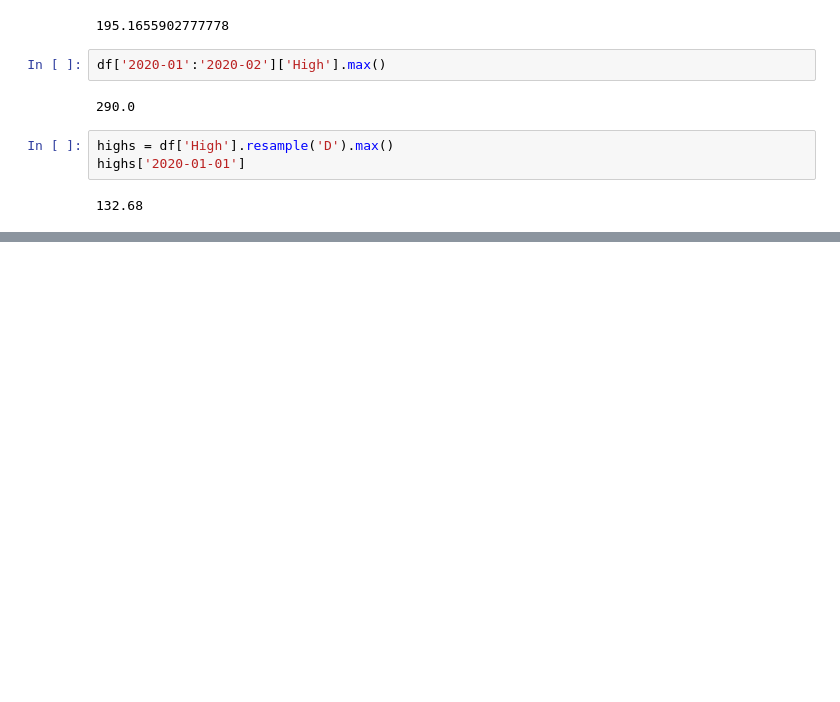
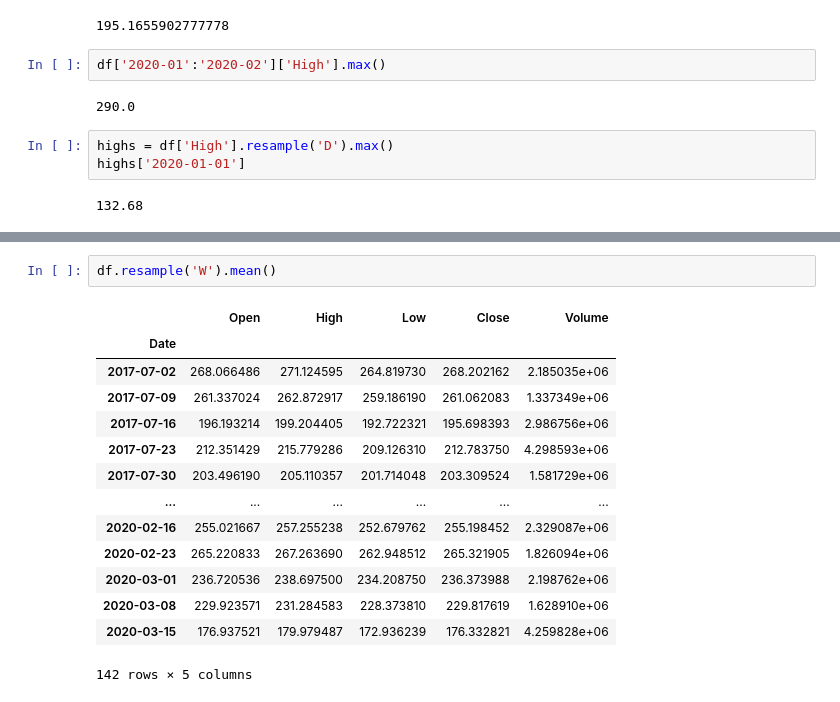
Before and after one commit to keshav4118/Pandas_learning_path, a Jupyter notebook: Working_With_Date_and_Time_Series.ipynb, the cells around one changed output, grey strips where cells are left out. Saved outputs shown, nothing was run; the diff lists cells and outputs as text; blank space fills up the shorter version.

```diff
--- a/Working_With_Date_and_Time_Series.ipynb
+++ b/Working_With_Date_and_Time_Series.ipynb
@@ -198,0 +206,17 @@ highs['2020-01-01']
+# %%
+df.resample('W').mean()
+# %% [output]
+|  | Open | High | Low | Close | Volume |
+| Date |  |  |  |  |  |
+| 2017-07-02 | 268.066486 | 271.124595 | 264.819730 | 268.202162 | 2.185035e+06 |
+| 2017-07-09 | 261.337024 | 262.872917 | 259.186190 | 261.062083 | 1.337349e+06 |
+| 2017-07-16 | 196.193214 | 199.204405 | 192.722321 | 195.698393 | 2.986756e+06 |
+| 2017-07-23 | 212.351429 | 215.779286 | 209.126310 | 212.783750 | 4.298593e+06 |
+| 2017-07-30 | 203.496190 | 205.110357 | 201.714048 | 203.309524 | 1.581729e+06 |
+| ... | ... | ... | ... | ... | ... |
+| 2020-02-16 | 255.021667 | 257.255238 | 252.679762 | 255.198452 | 2.329087e+06 |
+| 2020-02-23 | 265.220833 | 267.263690 | 262.948512 | 265.321905 | 1.826094e+06 |
+| 2020-03-01 | 236.720536 | 238.697500 | 234.208750 | 236.373988 | 2.198762e+06 |
+| 2020-03-08 | 229.923571 | 231.284583 | 228.373810 | 229.817619 | 1.628910e+06 |
+| 2020-03-15 | 176.937521 | 179.979487 | 172.936239 | 176.332821 | 4.259828e+06 |
+142 rows × 5 columns
```
Also changed, not shown: parts of 2 cells of this notebook.
